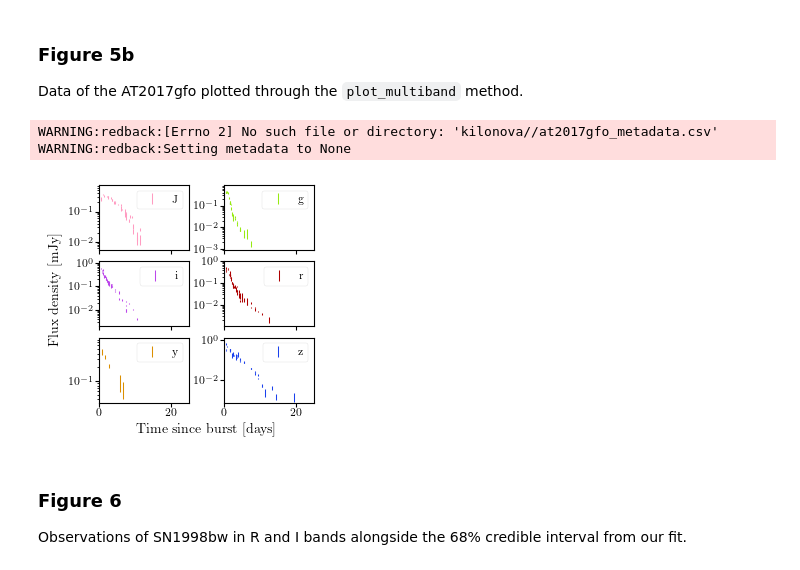
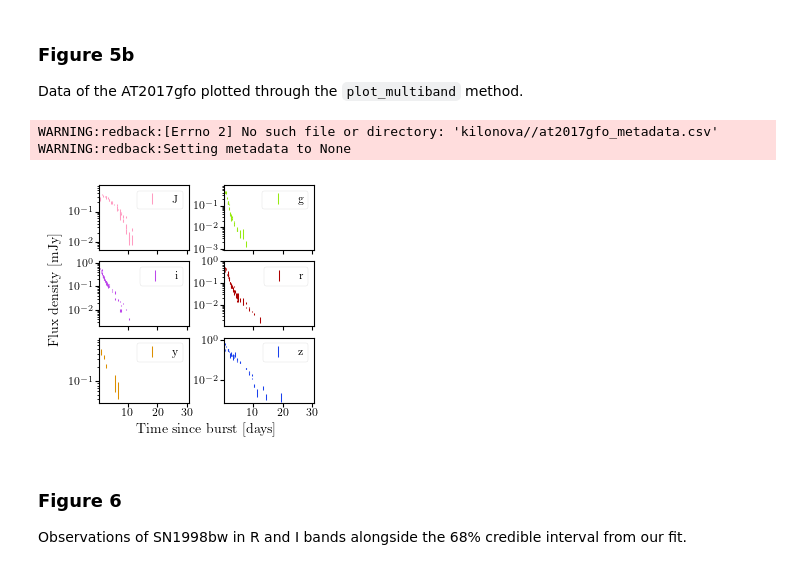
Before and after one commit to nikhil-sarin/redback, a Jupyter notebook: examples/RedbackPaperPlots.ipynb, the cells around one changed output. Cells and saved outputs as stored; diff of their text form; code cells hidden in the pictures.

```diff
--- a/examples/RedbackPaperPlots.ipynb
+++ b/examples/RedbackPaperPlots.ipynb
@@ -409,32 +404,31 @@ Data of the AT2017gfo plotted through the `plot_multiband` method.
 # %%
 res_at2017gfo = redback.result.read_in_result("/content/at2017gfo_result.json")
 
 fig, axes = plt.subplots(3,2, figsize=(3.3,3), sharex=True)
 ax = res_at2017gfo.plot_multiband(
   figure=fig, axes=axes,
   filters=["g", "r", "i", "z", "y", "J"],
-  xlim_high=25, xlim_low=0,
   show=False, save=False,
   fontsize_figure=10,
   fontsize_legend=8,
   fontsize_ticks=8,
   axis_tick_params_pad=1,
   elinewidth=0.75,
   band_colors = {
       "g": COLOUR_KEY["limegreen"],
       "r": COLOUR_KEY["red"],
       "i": COLOUR_KEY["purple"],
       "z": COLOUR_KEY["blue"],
       "y": COLOUR_KEY["orange"],
       "J": COLOUR_KEY["pink"],}
   )
 
 fig.subplots_adjust(left=0.175, bottom=0.125, right=0.825, top=0.85, wspace=0.4, hspace=0.175)
 fig.savefig(fname="/content/plots/at2017gfo_multiband_data.png", dpi=300, bbox_inches='tight')
 # %% [output]
 WARNING:redback:[Errno 2] No such file or directory: 'kilonova//at2017gfo_metadata.csv'
 WARNING:redback:Setting metadata to None
-[figure, old version]
+[figure, new version]
 # %% [markdown]
 ### Figure 6
 Observations of SN1998bw in R and I bands alongside the 68% credible interval from our fit.
```
Also changed, not shown: parts of 7 cells of this notebook.
